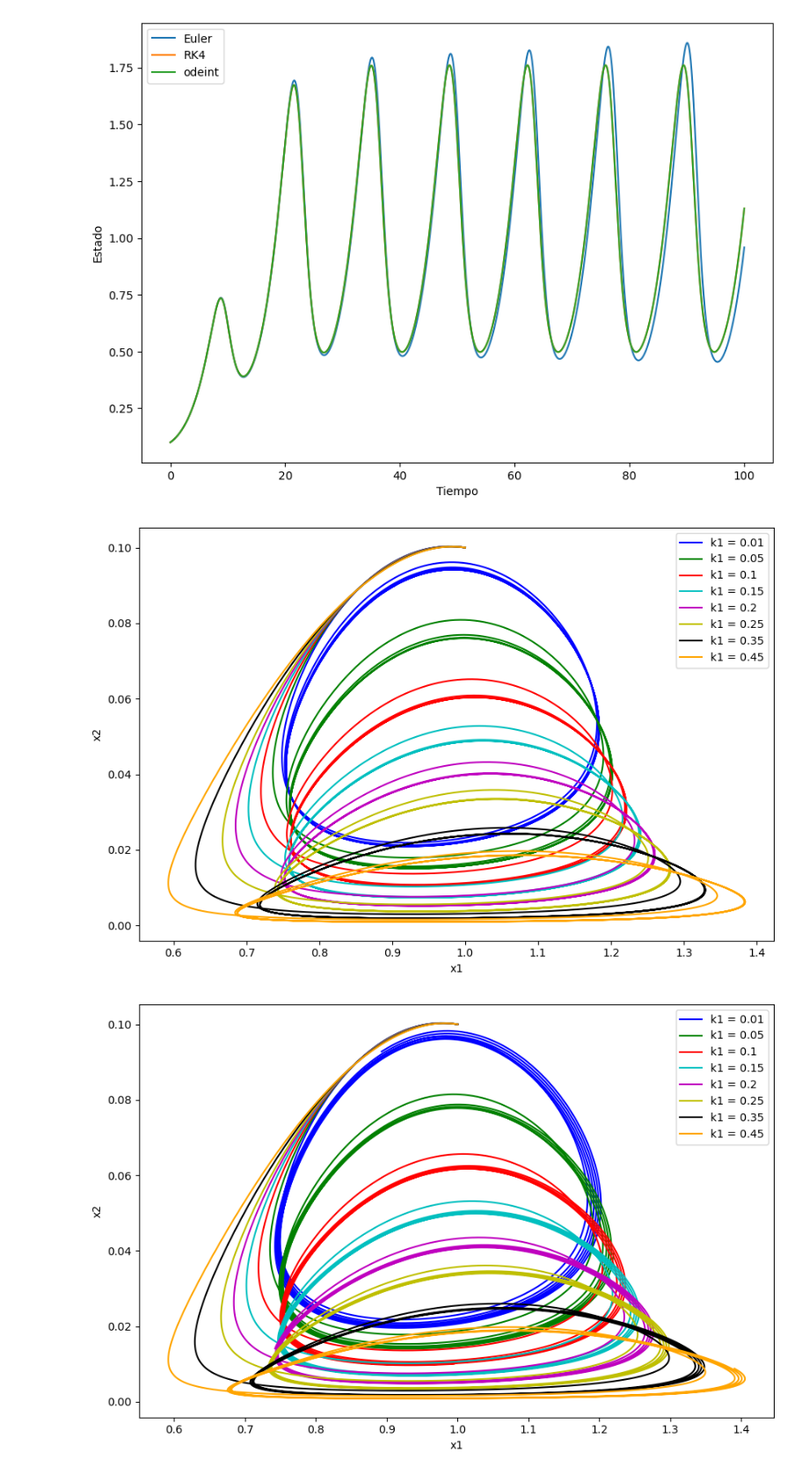
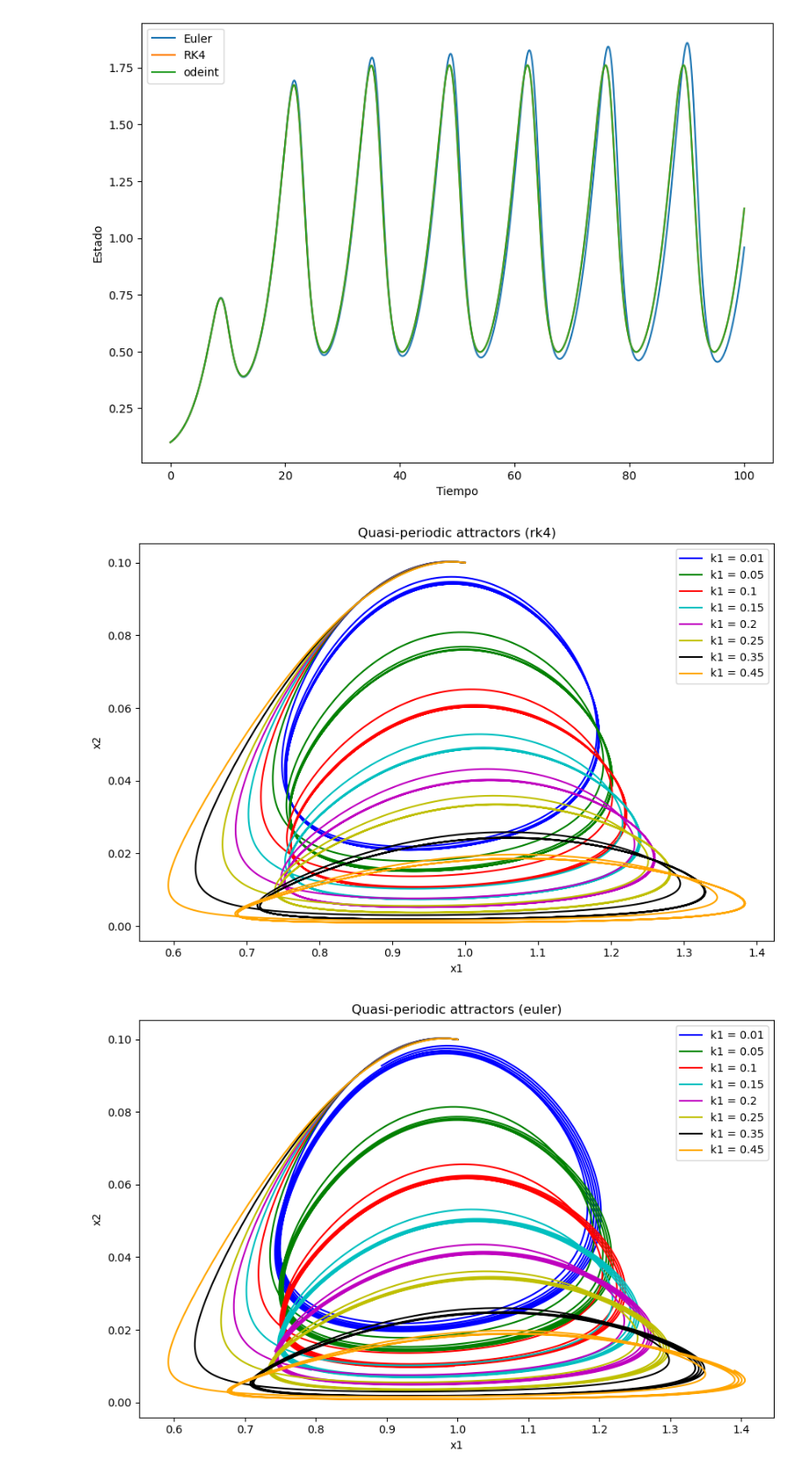
Before and after one commit to Leonardo16AM/Experiments-in-search-of-COVID-19-transmission-through-an-infected-prey, a Jupyter notebook: Experiments.ipynb, the cells around one changed output. Shown at 88% size. Saved outputs shown, nothing was run; the diff lists cells and outputs as text; code cells hidden in the pictures.

Commit message:
Added more graphs

```diff
--- a/Experiments.ipynb
+++ b/Experiments.ipynb
@@ -99,7 +120,7 @@ colors = ['b', 'g', 'r', 'c', 'm', 'y', 'k', 'orange', 'purple']
 
 for i, x0 in enumerate(initial_conditions):
     # Resolvemos el sistema de ecuaciones
-    x = odeint(sistema, x0, t, args=(a, b, c, d, R))
+    x = rk4_method(sistema, x0, t, args=(a, b, c, d, R))
 
     # Gráfica de fase
     ax.plot(x[:, 0], x[:, 1], color=colors[i], label=f'k1 = {k1_values[i]}')
@@ -108,11 +129,12 @@ for i, x0 in enumerate(initial_conditions):
 ax.set_xlabel('x1')
 ax.set_ylabel('x2')
 ax.legend()
+ax.set_title('Quasi-periodic attractors (rk4)')
 
 plt.tight_layout()
 plt.show()
 # %% [output]
-[figure, old version]
+[figure, new version]
 # %%
 import numpy as np
 import matplotlib.pyplot as plt
@@ -135,31 +157,32 @@ d = 0.3
 R = 1.3
 
 # Condiciones iniciales
 k1_values = [0.01, 0.05, 0.1, 0.15, 0.2, 0.25, 0.35, 0.45]
 initial_conditions = [[1, 0.1, k1, 0.9] for k1 in k1_values]
 
 # Tiempo de integración
 T = 100
 dt = 0.01
 t = np.arange(0, T, dt)
 
 fig, ax = plt.subplots(figsize=(9, 6))
 
 colors = ['b', 'g', 'r', 'c', 'm', 'y', 'k', 'orange', 'purple']
 
 for i, x0 in enumerate(initial_conditions):
     # Resolvemos el sistema de ecuaciones
     x = euler_method(sistema, x0, t, args=(a, b, c, d, R))
 
     # Gráfica de fase
     ax.plot(x[:, 0], x[:, 1], color=colors[i], label=f'k1 = {k1_values[i]}')
 
 # Label the axes and create a legend
 ax.set_xlabel('x1')
 ax.set_ylabel('x2')
 ax.legend()
+ax.set_title('Quasi-periodic attractors (euler)')
 
 plt.tight_layout()
 plt.show()
 # %% [output]
-[figure, old version]
+[figure, new version]
```
Also changed, not shown: parts of 16 cells of this notebook, 13 other files.
